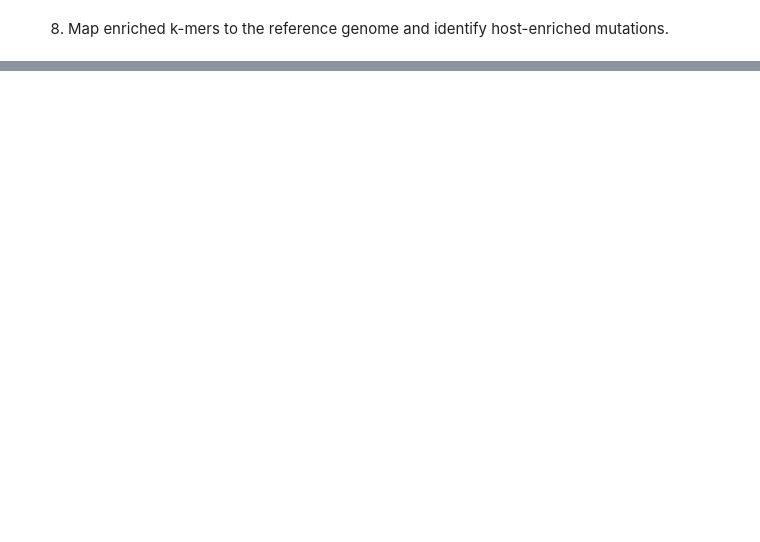
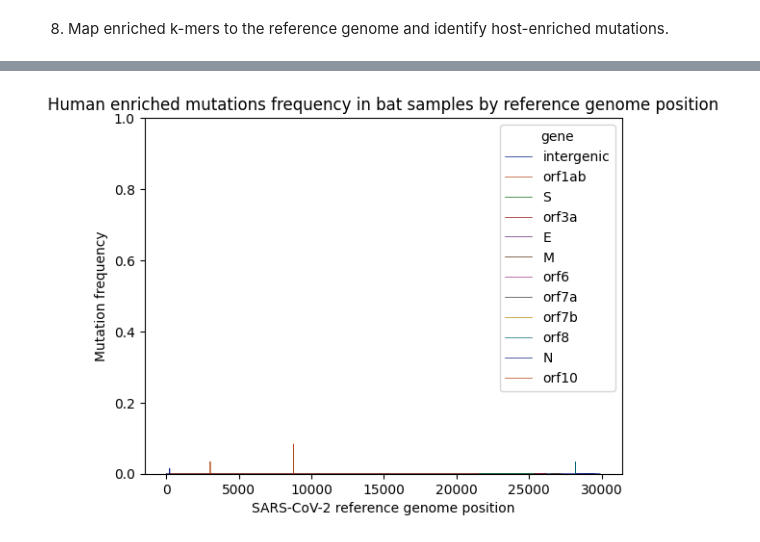
Before and after one commit to wis-janusz/PORT-EK2, a Jupyter notebook: notebooks/bat_analysis.ipynb, the cells around one changed output, grey strips where cells are left out. Saved outputs shown, nothing was run; the diff lists cells and outputs as text; code cells hidden in the pictures; blank space fills up the shorter version.

```diff
--- a/notebooks/bat_analysis.ipynb
+++ b/notebooks/bat_analysis.ipynb
@@ -372,0 +696,22 @@ OSError: Cannot save file into a non-existent directory: 'output/bat'
+# %%
+fig, ax = plt.subplots()
+ax.set_title(
+    "Human enriched mutations frequency in bat samples by reference genome position"
+)
+ax.set_xlabel("SARS-CoV-2 reference genome position")
+ax.set_ylabel("Mutation frequency")
+ax.set_ylim(0, 1)
+sns.lineplot(
+    data=mutation_coverage,
+    x=mutation_coverage.index,
+    y="human_mut_freq_in_bat",
+    linewidth=0.5,
+    hue="gene",
+    palette="dark",
+    drawstyle="steps",
+)
+plt.show()
+
+# plt.savefig("../output/bat/enr_human_mut_in_bat.svg", dpi = 600, format = "svg", bbox_inches='tight')
+# %% [output]
+[figure, added]
```
Also changed, not shown: parts of 19 cells of this notebook.
